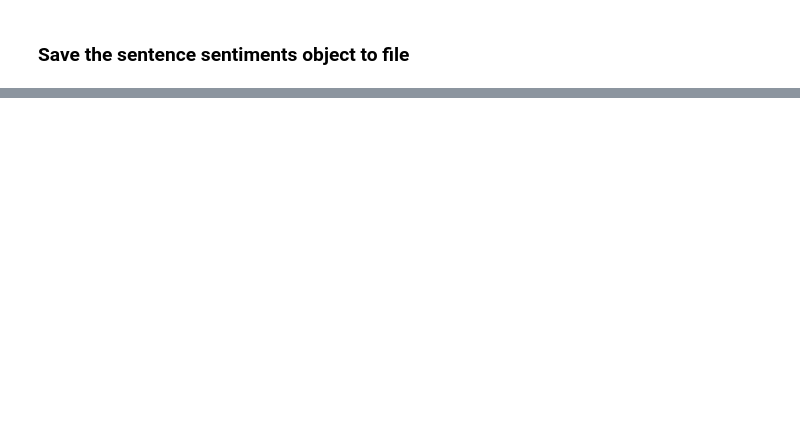
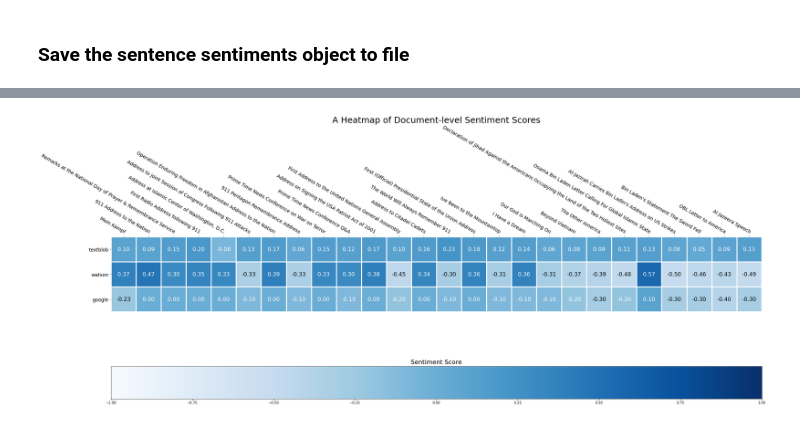
Before and after one commit to Fourthought/Hostile-Narrative-Analysis, a Jupyter notebook: Quantitative Analysis/get API Results.ipynb, the cells around one changed output, grey strips where cells are left out. Cells and saved outputs as stored; diff of their text form; code cells hidden in the pictures; blank space fills up the shorter version.

```diff
--- a/Quantitative Analysis/get API Results.ipynb
+++ b/Quantitative Analysis/get API Results.ipynb
@@ -83,7 +83,7 @@ orators_dict = {}
 for ref, orator in orators.orators_dict.items():
 
     # instantiate orator dict()
-    orators_dict[ref] = list()
+    orators_dict[ref] = []
 
 
     # iterate over each Text() of the orator() object
@@ -91,7 +91,7 @@ for ref, orator in orators.orators_dict.items():
     # instantiate document dict()
         document = dict()
         document["title"] = text.title
-        document["analytics"] = list()
+        document["analytics"] = []
 
         # Mein Kampf is too large for the Google API, the document sentiment is calculated using an average of sentence sentiments
         if ref == "hitler":
@@ -717,0 +782,29 @@ with open(os.path.join(filepath, pickle_filename), 'rb') as file:
+# %%
+import numpy as np
+import matplotlib.pyplot as plt
+import importlib
+import cndplots
+importlib.reload(cndplots)
+
+fig, ax = plt.subplots(figsize = (30, 15))
+
+api_list = ["textblob", "watson", "google"]
+
+df = pd.DataFrame(summarise(sentiment_analytics))
+
+scores = np.array([df[api] for api in api_list])
+
+
+im, cbar = cndplots.heatmap(scores,
+                    api_list,
+                    df["title"],
+                    ax=ax,
+                    figtitle = "A Heatmap of Document-level Sentiment Scores",
+                    cmap="Blues", cbarlabel="Sentiment Score")
+
+texts = cndplots.annotate_heatmap(im, valfmt="{x:.2f}")
+
+fig.tight_layout()
+plt.show()
+# %% [output]
+[figure, added]
```
Also changed, not shown: parts of 21 cells of this notebook, 10 other files.
